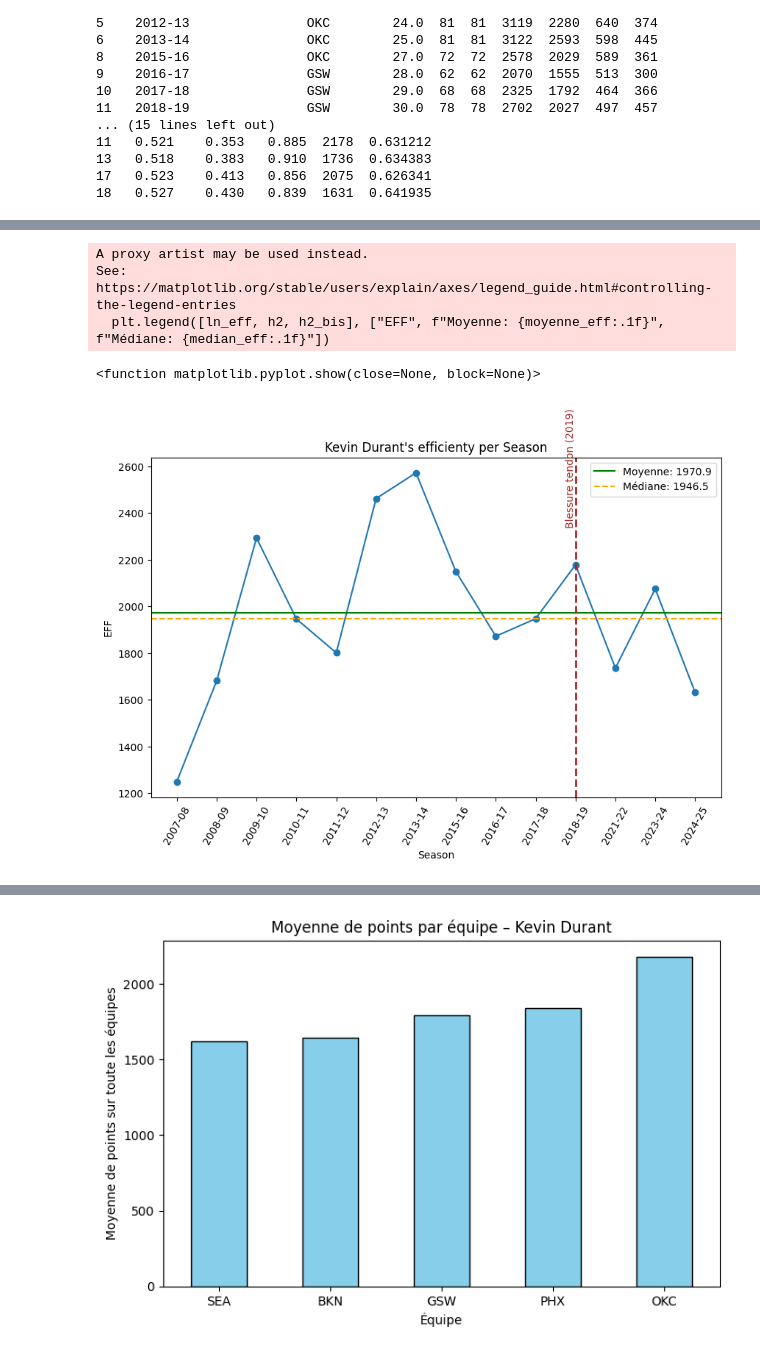
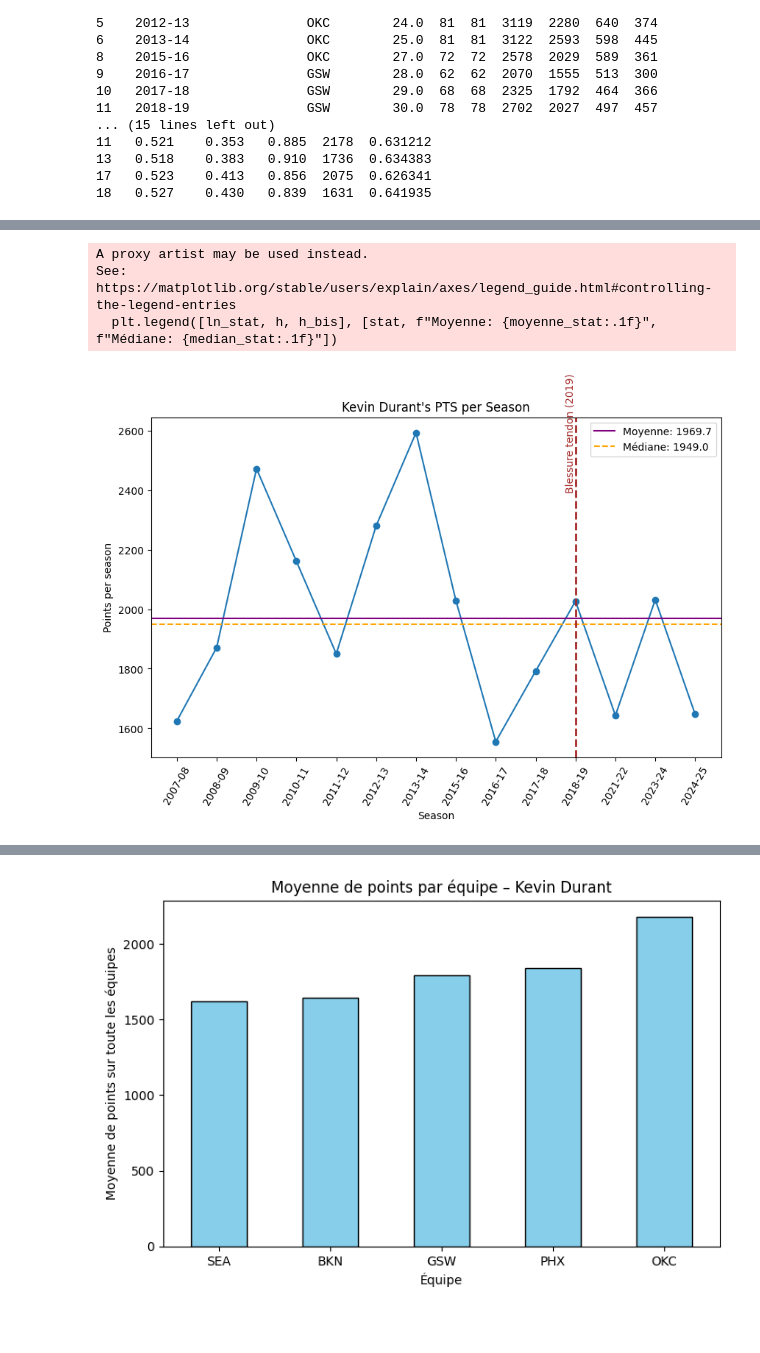
Before and after one commit to DevTounsi/nba-analytics, a Jupyter notebook: notebooks/02_eda.ipynb, the cells around one changed output, grey strips where cells are left out. Drawn from its saved outputs; the diff is of its cells as text; code cells hidden in the pictures; blank space fills up the shorter version.

```diff
--- a/notebooks/02_eda.ipynb
+++ b/notebooks/02_eda.ipynb
@@ -49,22 +44,7 @@ See: https://matplotlib.org/stable/users/explain/axes/legend_guide.html#controll
 # %%
-plt.figure(figsize=(10, 6))
-ln_eff = plt.plot(df['SEASON_ID'], df['EFF'], marker='o')
-moyenne_eff = df["EFF"].mean()
-median_eff = df["EFF"].median()
-h2 = plt.axhline(moyenne_eff, color="green", linestyle="-")
-h2_bis = plt.axhline(median_eff, color="orange", linestyle="--")
-plt.axvline(x="2018-19", color="brown", linestyle="--", linewidth=2)
-plt.text("2018-19", df["PTS"].max(), "Blessure tendon (2019)",
-         rotation=90, color="brown", ha="right", va="center")
-plt.legend([ln_eff, h2, h2_bis], ["EFF", f"Moyenne: {moyenne_eff:.1f}", f"Médiane: {median_eff:.1f}"])
-plt.title("Kevin Durant's efficienty per Season")
-plt.xlabel("Season")
-plt.ylabel("EFF")
-plt.xticks(rotation=60)
-plt.show
+plot_stat('PTS', 'Points per season')
 # %% [output]
 A proxy artist may be used instead.
 See: https://matplotlib.org/stable/users/explain/axes/legend_guide.html#controlling-the-legend-entries
-  plt.legend([ln_eff, h2, h2_bis], ["EFF", f"Moyenne: {moyenne_eff:.1f}", f"Médiane: {median_eff:.1f}"])
+  plt.legend([ln_stat, h, h_bis], [stat, f"Moyenne: {moyenne_stat:.1f}", f"Médiane: {median_stat:.1f}"])
-<function matplotlib.pyplot.show(close=None, block=None)>
-[figure, old version]
+[figure, new version]
```
Also changed, not shown: parts of 7 cells of this notebook, 2 other files.
